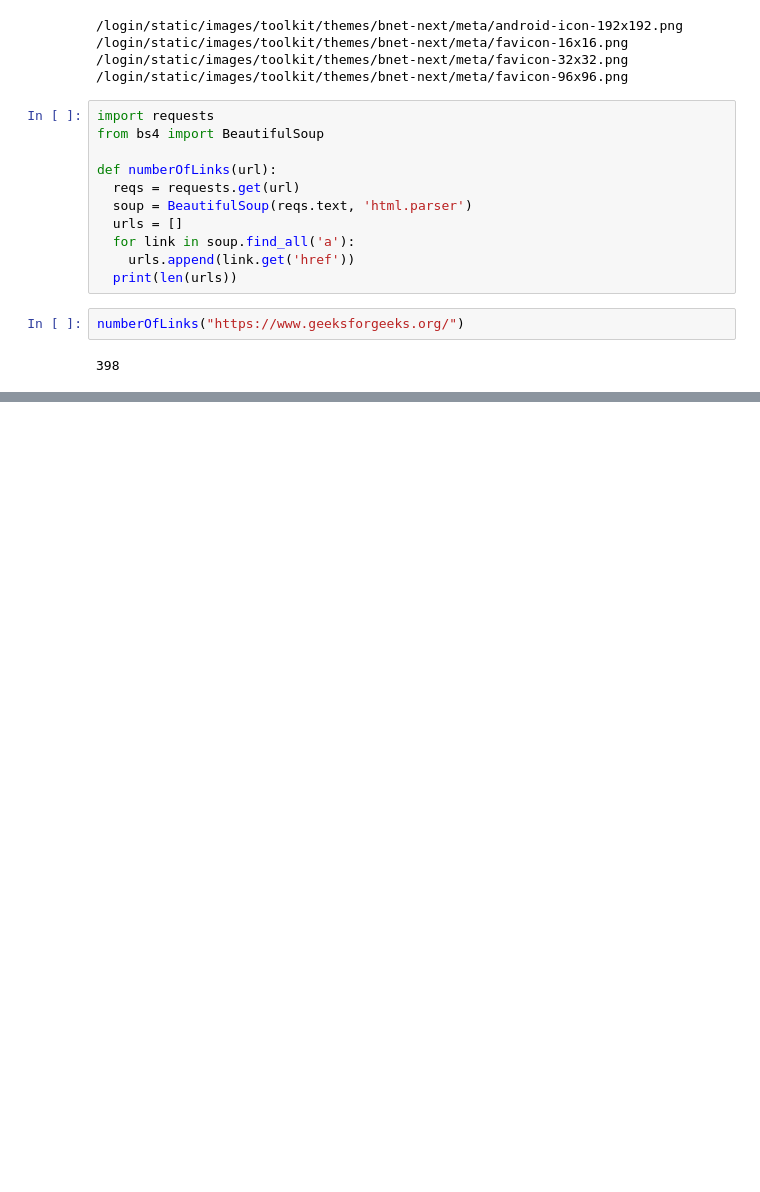
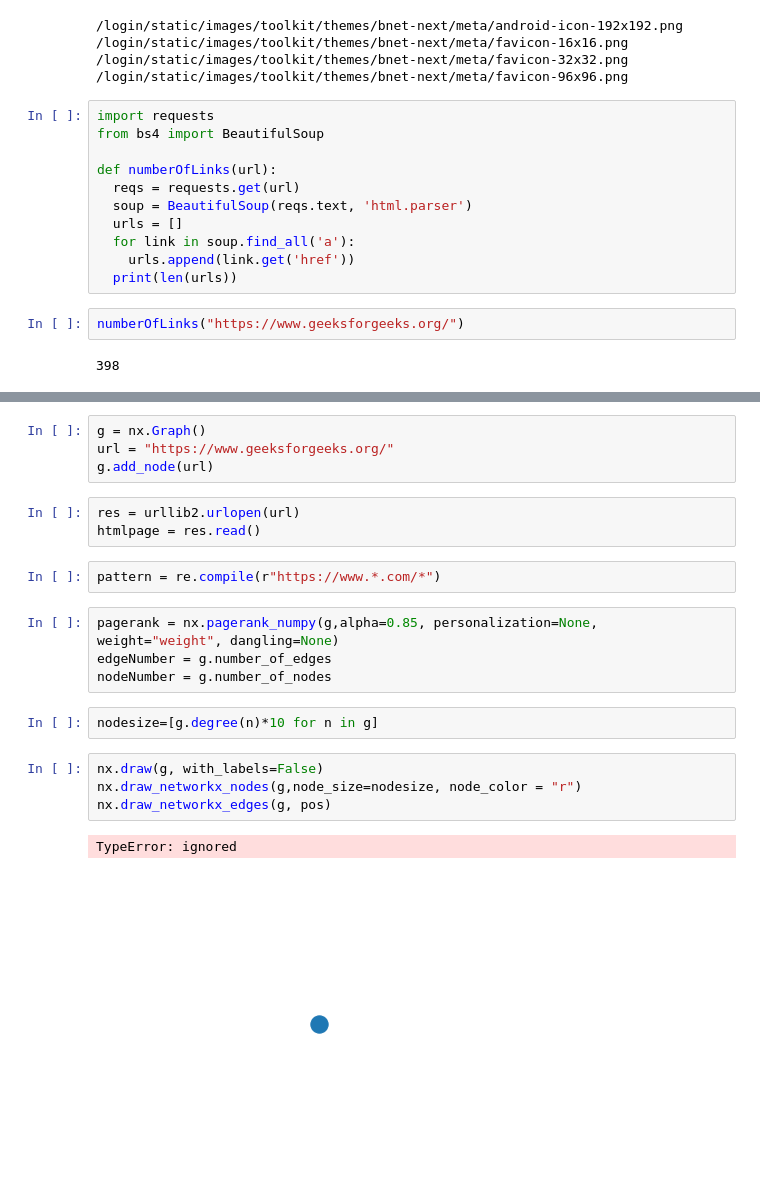
Before and after one commit to altiparmakzeynep/detecting-phishing-website-with-ml, a Jupyter notebook: phishing_website.ipynb, the cells around one changed output, grey strips where cells are left out. Cells and saved outputs as stored; diff of their text form; blank space fills up the shorter version.

```diff
--- a/phishing_website.ipynb
+++ b/phishing_website.ipynb
@@ -252,0 +261,22 @@ numberOfLinks("https://www.geeksforgeeks.org/")
+# %%
+g = nx.Graph()
+url = "https://www.geeksforgeeks.org/"
+g.add_node(url)
+# %%
+res = urllib2.urlopen(url)
+htmlpage = res.read()
+# %%
+pattern = re.compile(r"https://www.*.com/*")
+# %%
+pagerank = nx.pagerank_numpy(g,alpha=0.85, personalization=None, weight="weight", dangling=None)
+edgeNumber = g.number_of_edges
+nodeNumber = g.number_of_nodes
+# %%
+nodesize=[g.degree(n)*10 for n in g]
+# %%
+nx.draw(g, with_labels=False)
+nx.draw_networkx_nodes(g,node_size=nodesize, node_color = "r")
+nx.draw_networkx_edges(g, pos)
+# %% [output]
+TypeError: ignored
+[figure, added]
```
Also changed, not shown: parts of 1 cell of this notebook.
